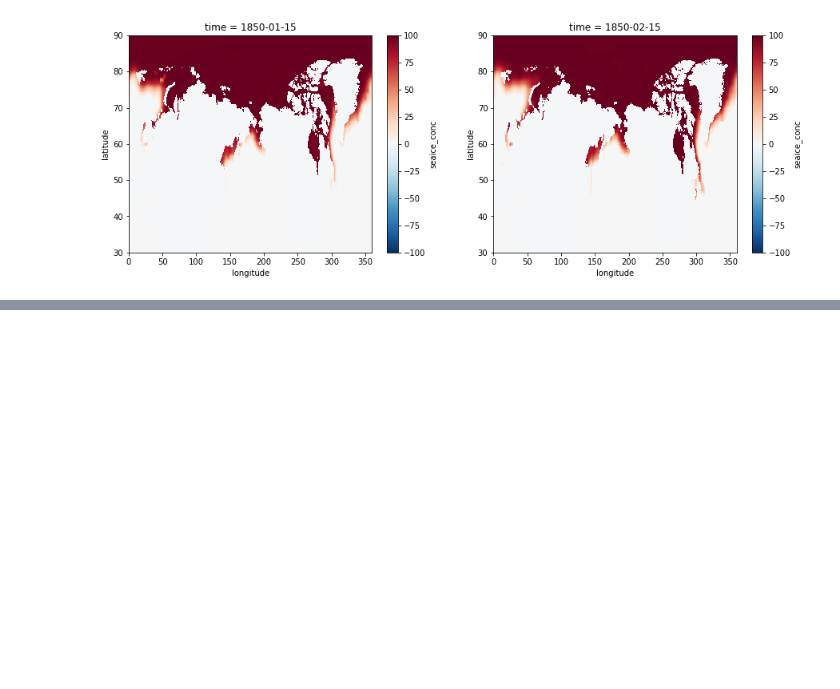
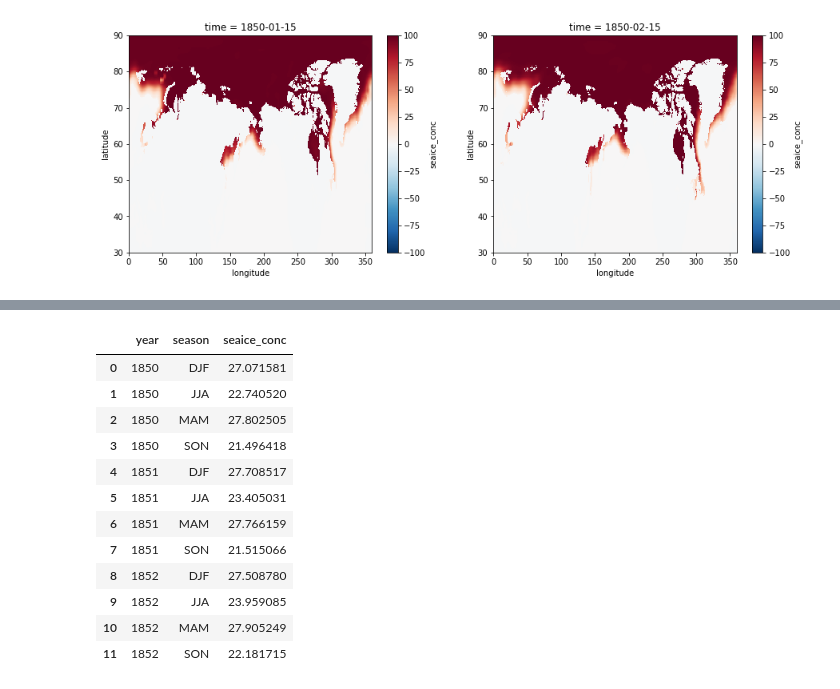
Before and after one commit to hfloresr/ArcticSea, a Jupyter notebook: explore_seaice.ipynb, the cells around one changed output, grey strips where cells are left out. Saved outputs shown, nothing was run; the diff lists cells and outputs as text; code cells hidden in the pictures; blank space fills up the shorter version.

```diff
--- a/explore_seaice.ipynb
+++ b/explore_seaice.ipynb
@@ -90,0 +156,17 @@ se_df.head(n=12)
+# %%
+se_df.rename(columns={'level_0': 'year'}, inplace=True)
+se_df.head(n=12)
+# %% [output]
+|  | year | season | seaice_conc |
+| 0 | 1850 | DJF | 27.071581 |
+| 1 | 1850 | JJA | 22.740520 |
+| 2 | 1850 | MAM | 27.802505 |
+| 3 | 1850 | SON | 21.496418 |
+| 4 | 1851 | DJF | 27.708517 |
+| 5 | 1851 | JJA | 23.405031 |
+| 6 | 1851 | MAM | 27.766159 |
+| 7 | 1851 | SON | 21.515066 |
+| 8 | 1852 | DJF | 27.508780 |
+| 9 | 1852 | JJA | 23.959085 |
+| 10 | 1852 | MAM | 27.905249 |
+| 11 | 1852 | SON | 22.181715 |
```
Also changed, not shown: parts of 25 cells of this notebook, 1 other file.
